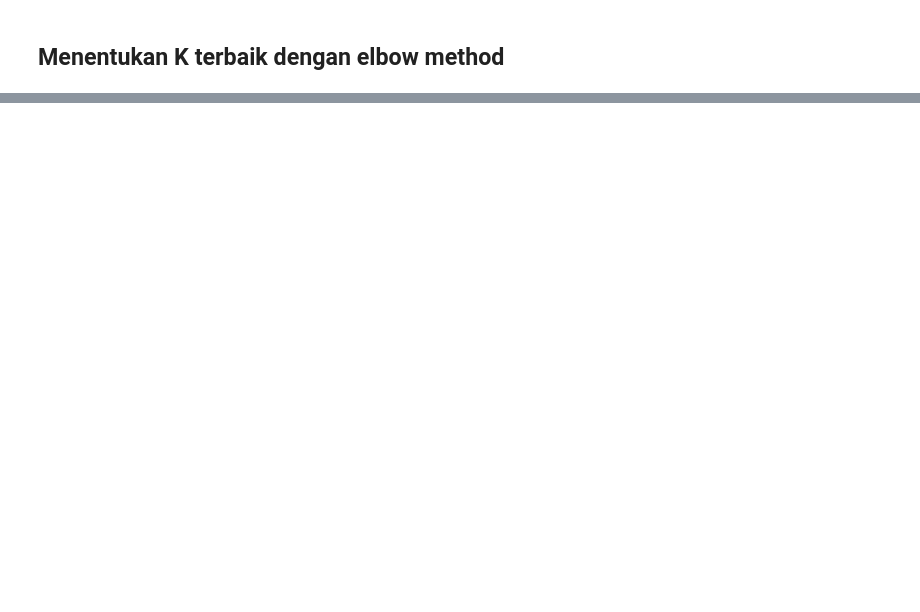
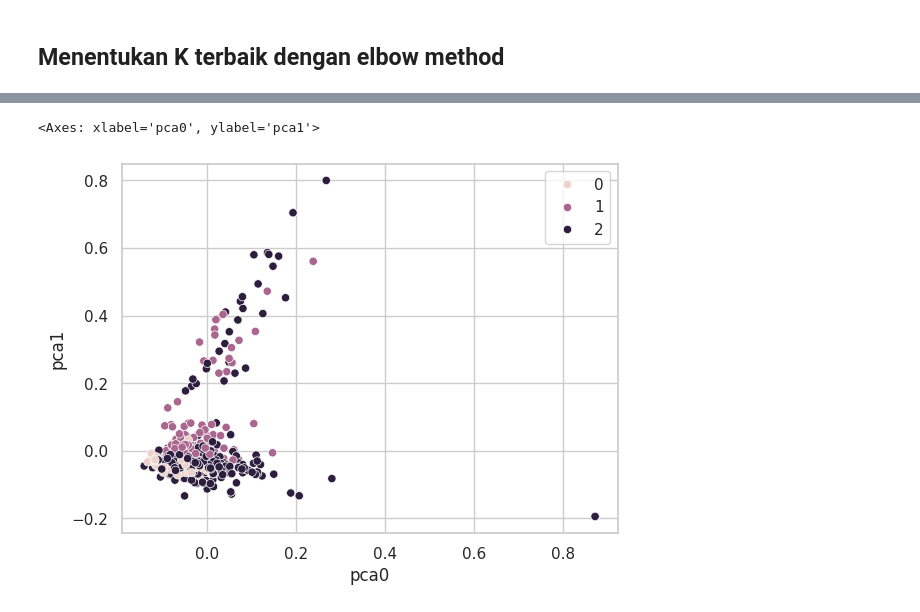
Before and after one commit to notnsas/cautious-eureka, a Jupyter notebook: TF_IDF_KMEAN.ipynb, the cells around one changed output, grey strips where cells are left out. Cells and saved outputs as stored; diff of their text form; code cells hidden in the pictures; blank space fills up the shorter version.

```diff
--- a/TF_IDF_KMEAN.ipynb
+++ b/TF_IDF_KMEAN.ipynb
@@ -219,0 +219,6 @@ plt.show()
+# %%
+# Visualisasi menggunakan scatter plot menggunakan k terbaik, yaitu 3
+sns.scatterplot(data = df_pca, x = 'pca0', y = 'pca1', hue = fits[1].labels_)
+# %% [output]
+<Axes: xlabel='pca0', ylabel='pca1'>
+[figure, added]
```
Also changed, not shown: parts of 9 cells of this notebook.
